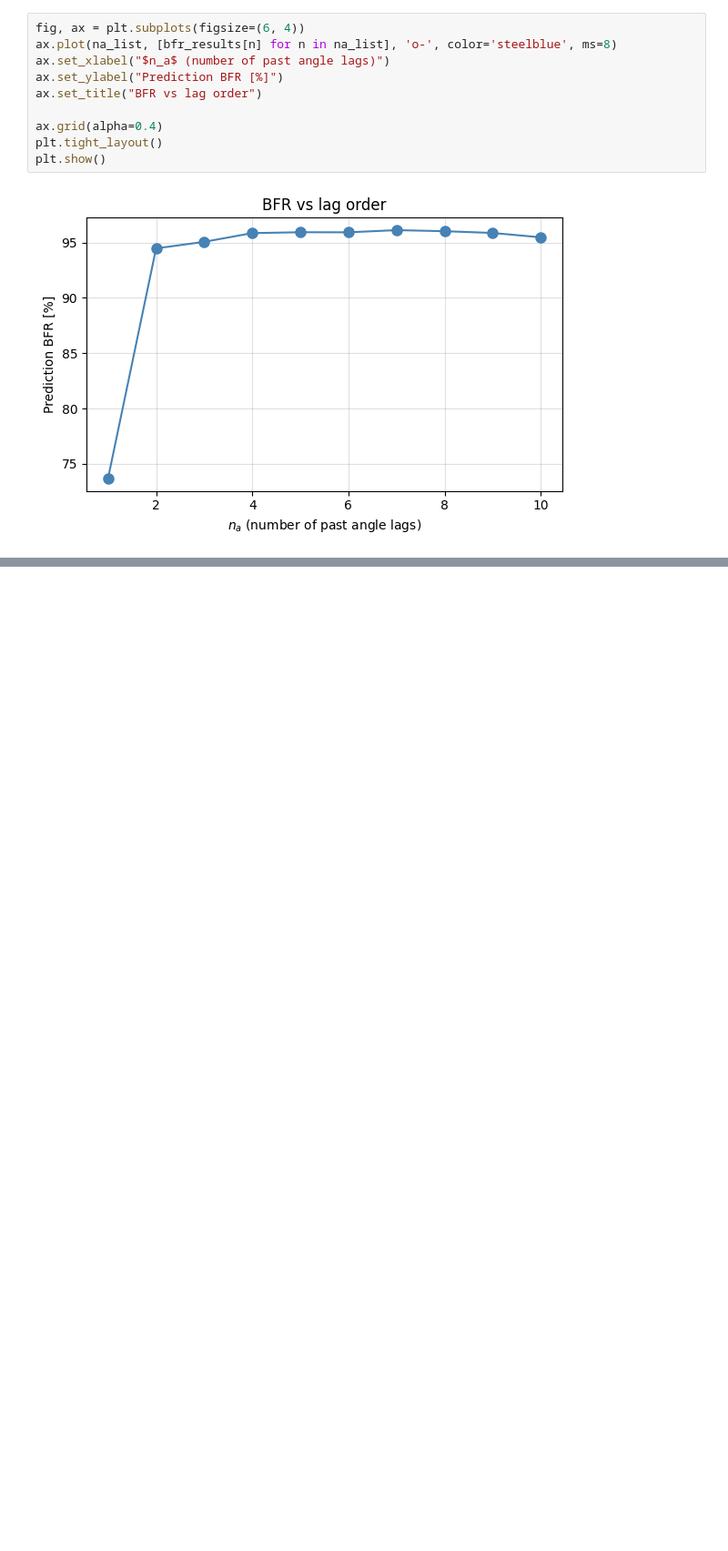
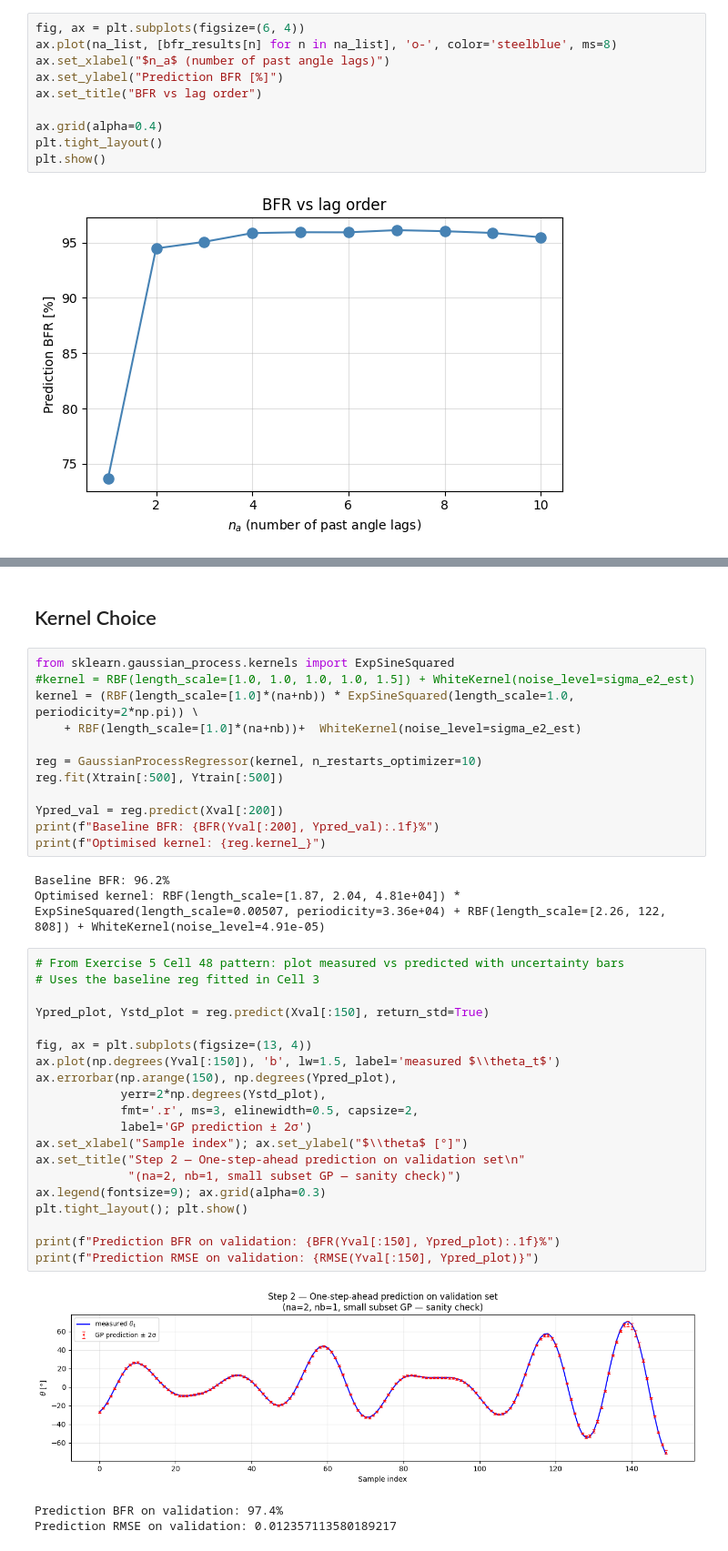
Before and after one commit to SpyrosAnog/ML-for-control-systems-Pendulum, a Jupyter notebook: GaussianProcess.ipynb, the cells around one changed output, grey strips where cells are left out. Shown at 91% size. Saved outputs shown, nothing was run; the diff lists cells and outputs as text; blank space fills up the shorter version.

```diff
--- a/GaussianProcess.ipynb
+++ b/GaussianProcess.ipynb
@@ -193,0 +239,41 @@ Prediction BFR on validation: 96.4%
+# %% [markdown]
+## Kernel Choice
+# %%
+from sklearn.gaussian_process.kernels import ExpSineSquared
+#kernel = RBF(length_scale=[1.0, 1.0, 1.0, 1.0, 1.5]) + WhiteKernel(noise_level=sigma_e2_est)
+kernel = (RBF(length_scale=[1.0]*(na+nb)) * ExpSineSquared(length_scale=1.0, periodicity=2*np.pi)) \
+    + RBF(length_scale=[1.0]*(na+nb))+  WhiteKernel(noise_level=sigma_e2_est)
+
+reg = GaussianProcessRegressor(kernel, n_restarts_optimizer=10)
+reg.fit(Xtrain[:500], Ytrain[:500])
+
+Ypred_val = reg.predict(Xval[:200])
+print(f"Baseline BFR: {BFR(Yval[:200], Ypred_val):.1f}%")
+print(f"Optimised kernel: {reg.kernel_}")
+# %% [output]
+Baseline BFR: 96.2%
+Optimised kernel: RBF(length_scale=[1.87, 2.04, 4.81e+04]) * ExpSineSquared(length_scale=0.00507, periodicity=3.36e+04) + RBF(length_scale=[2.26, 122, 808]) + WhiteKernel(noise_level=4.91e-05)
+# %%
+# From Exercise 5 Cell 48 pattern: plot measured vs predicted with uncertainty bars
+# Uses the baseline reg fitted in Cell 3
+
+Ypred_plot, Ystd_plot = reg.predict(Xval[:150], return_std=True)
+
+fig, ax = plt.subplots(figsize=(13, 4))
+ax.plot(np.degrees(Yval[:150]), 'b', lw=1.5, label='measured $\\theta_t$')
+ax.errorbar(np.arange(150), np.degrees(Ypred_plot),
+            yerr=2*np.degrees(Ystd_plot),
+            fmt='.r', ms=3, elinewidth=0.5, capsize=2,
+            label='GP prediction ± 2σ')
+ax.set_xlabel("Sample index"); ax.set_ylabel("$\\theta$ [°]")
+ax.set_title("Step 2 — One-step-ahead prediction on validation set\n"
+             "(na=2, nb=1, small subset GP — sanity check)")
+ax.legend(fontsize=9); ax.grid(alpha=0.3)
+plt.tight_layout(); plt.show()
+
+print(f"Prediction BFR on validation: {BFR(Yval[:150], Ypred_plot):.1f}%")
+print(f"Prediction RMSE on validation: {RMSE(Yval[:150], Ypred_plot)}")
+# %% [output]
+[figure, added]
+Prediction BFR on validation: 97.4%
+Prediction RMSE on validation: 0.012357113580189217
```
Also changed, not shown: parts of 10 cells of this notebook.
